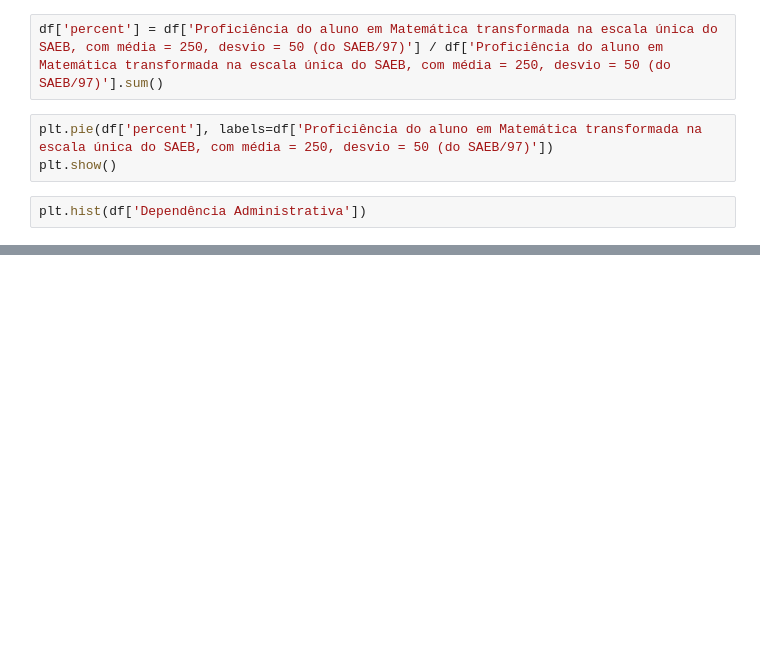
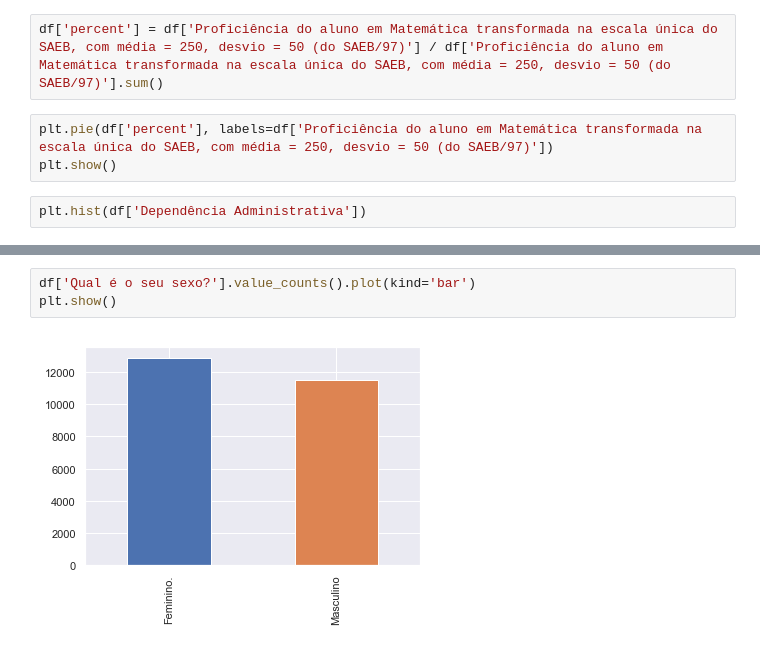
Before and after one commit to araujoyuri/graficos-tabelas-e-medidas, a Jupyter notebook: notebooks/graficos-tabelas-e-medidas.ipynb, the cells around one changed output, grey strips where cells are left out. Drawn from its saved outputs; the diff is of its cells as text; blank space fills up the shorter version.

```diff
--- a/notebooks/graficos-tabelas-e-medidas.ipynb
+++ b/notebooks/graficos-tabelas-e-medidas.ipynb
@@ -44 +52,6 @@ df['Dependência Administrativa'].value_counts().plot(kind='bar')
 [figure]
+# %%
+df['Qual é o seu sexo?'].value_counts().plot(kind='bar')
+plt.show()
+# %% [output]
+[figure, added]
```
Also changed, not shown: parts of 16 cells of this notebook.
